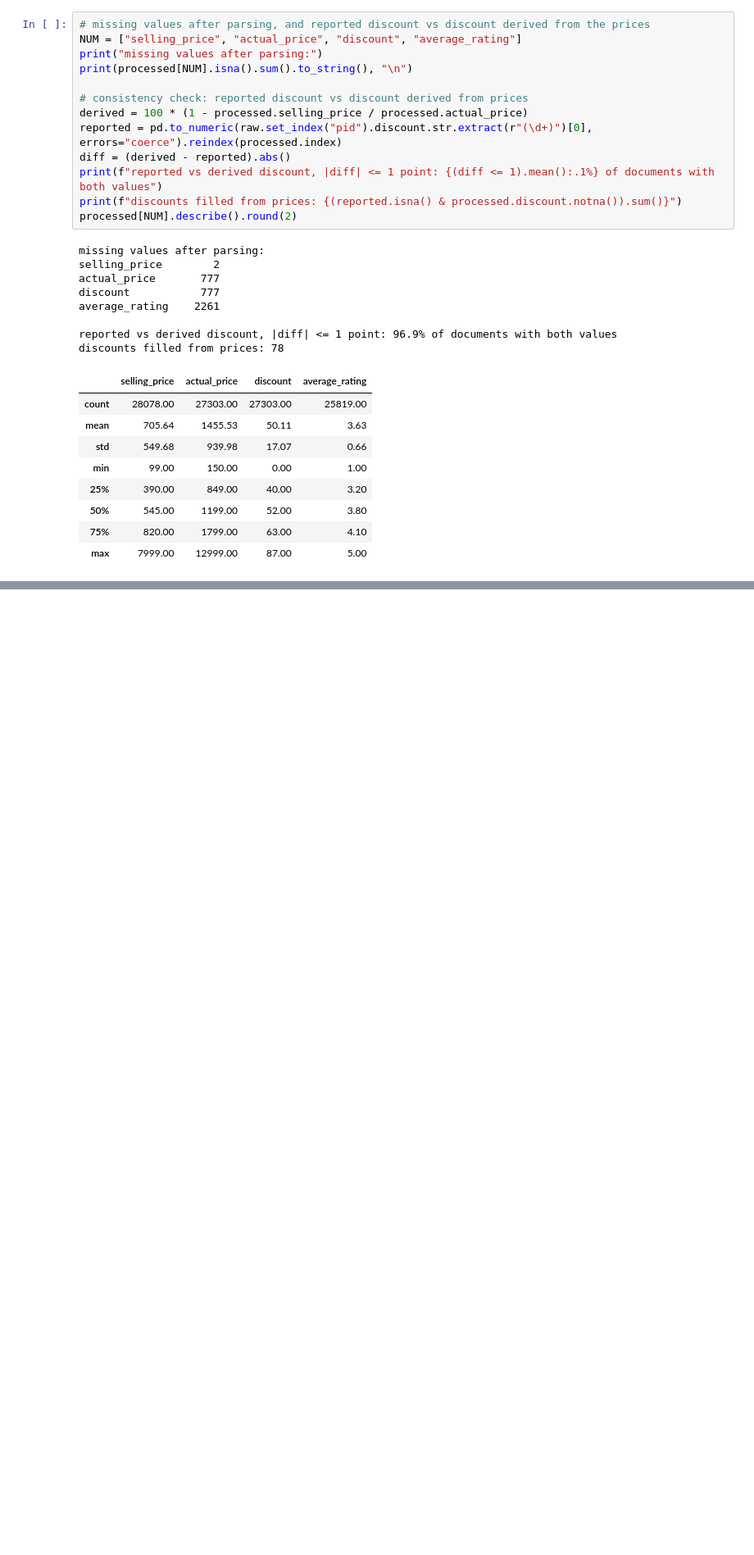
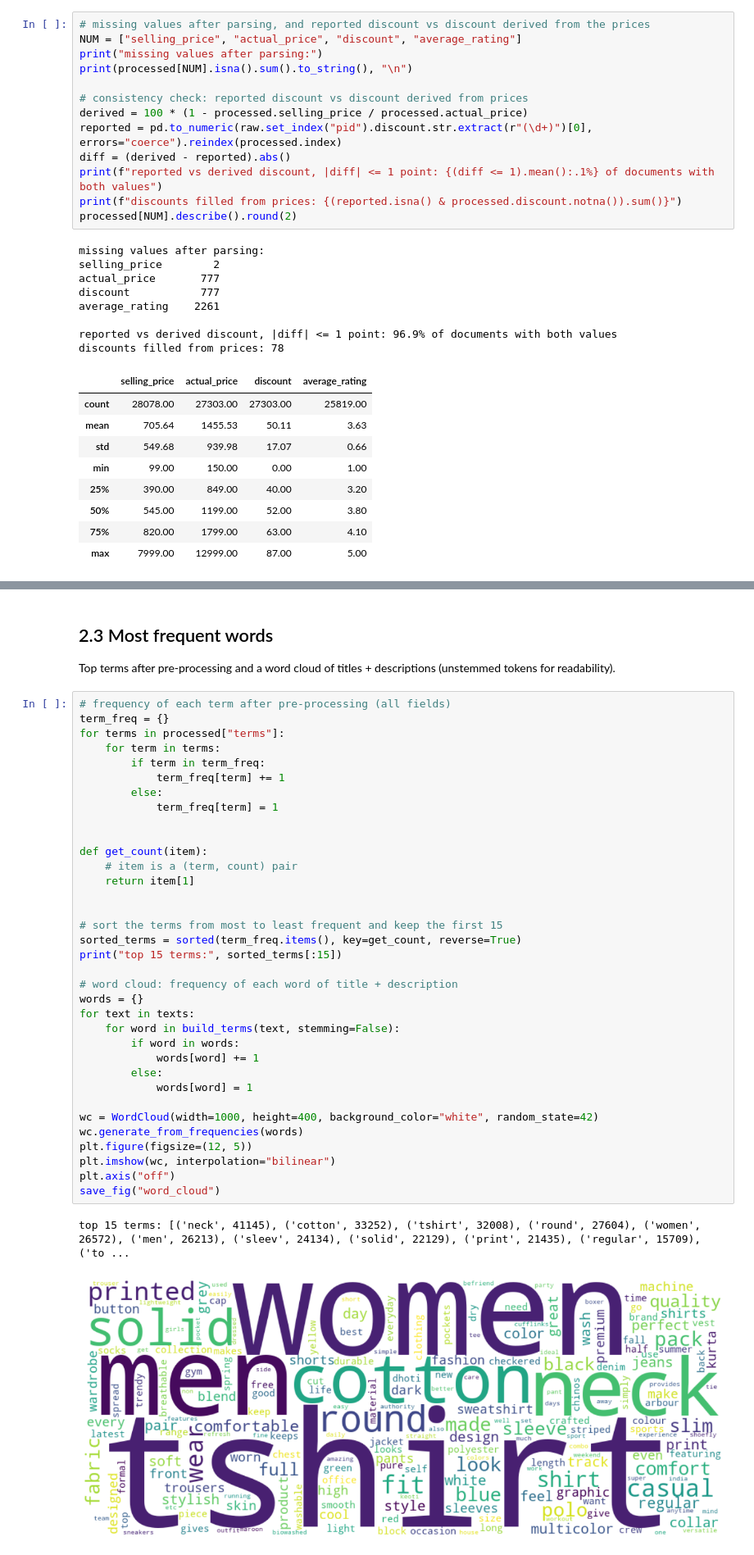
Before and after one commit to bielmongeortiz/irwa-final-project, a Jupyter notebook: project_progress/part_1/IRWA_part_1.ipynb, the cells around one changed output, grey strips where cells are left out. Shown at 82% size. Cells and saved outputs as stored; diff of their text form; blank space fills up the shorter version.

```diff
--- a/project_progress/part_1/IRWA_part_1.ipynb
+++ b/project_progress/part_1/IRWA_part_1.ipynb
@@ -258,0 +371,41 @@ discounts filled from prices: 78
+# %% [markdown]
+## 2.3 Most frequent words
+Top terms after pre-processing and a word cloud of titles + descriptions (unstemmed tokens for readability).
+# %%
+# frequency of each term after pre-processing (all fields)
+term_freq = {}
+for terms in processed["terms"]:
+    for term in terms:
+        if term in term_freq:
+            term_freq[term] += 1
+        else:
+            term_freq[term] = 1
+
+
+def get_count(item):
+    # item is a (term, count) pair
+    return item[1]
+
+
+# sort the terms from most to least frequent and keep the first 15
+sorted_terms = sorted(term_freq.items(), key=get_count, reverse=True)
+print("top 15 terms:", sorted_terms[:15])
+
+# word cloud: frequency of each word of title + description
+words = {}
+for text in texts:
+    for word in build_terms(text, stemming=False):
+        if word in words:
+            words[word] += 1
+        else:
+            words[word] = 1
+
+wc = WordCloud(width=1000, height=400, background_color="white", random_state=42)
+wc.generate_from_frequencies(words)
+plt.figure(figsize=(12, 5))
+plt.imshow(wc, interpolation="bilinear")
+plt.axis("off")
+save_fig("word_cloud")
+# %% [output]
+top 15 terms: [('neck', 41145), ('cotton', 33252), ('tshirt', 32008), ('round', 27604), ('women', 26572), ('men', 26213), ('sleev', 24134), ('solid', 22129), ('print', 21435), ('regular', 15709), ('to ...
+[figure, added]
```
Also changed, not shown: parts of 12 cells of this notebook, 5 other files.
